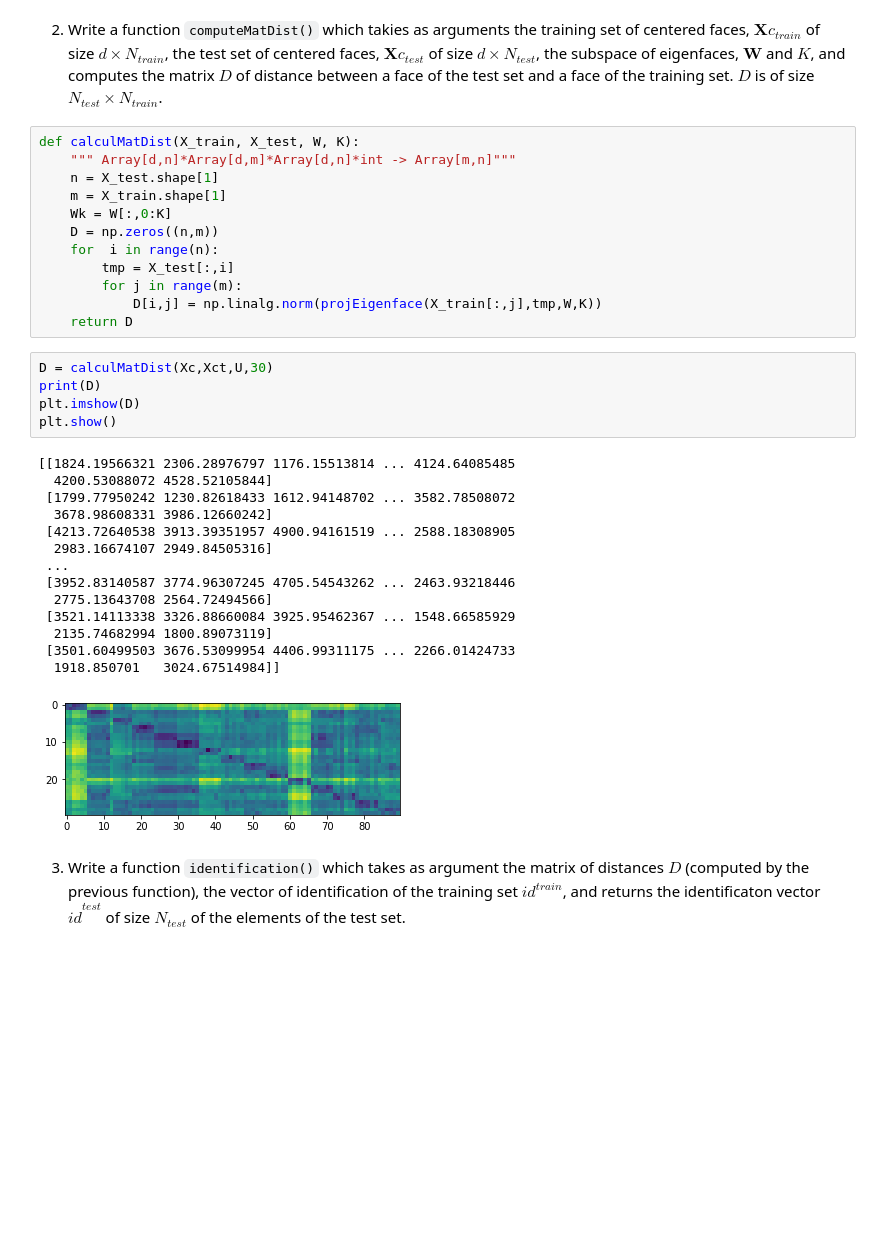
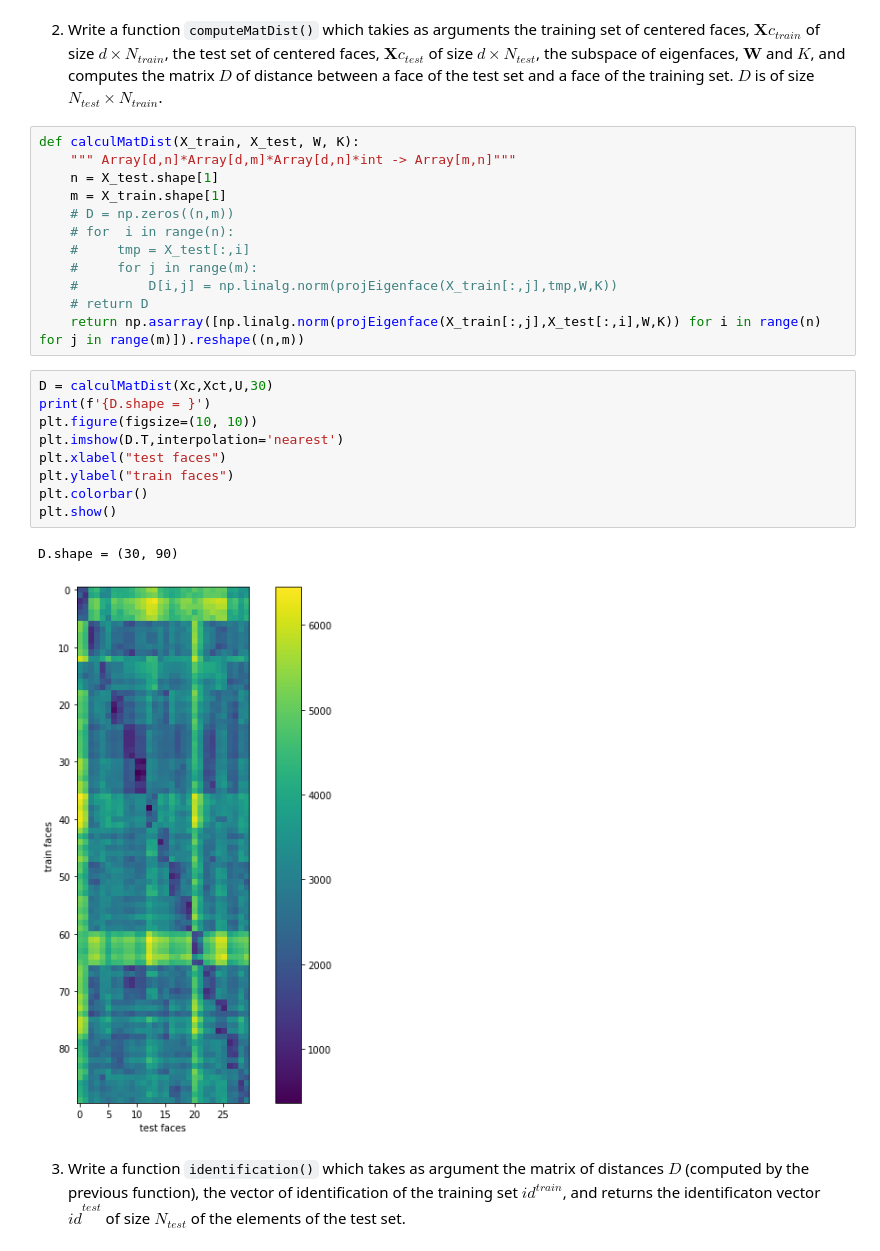
Before and after one commit to White-On/BIMA_Notebook, a Jupyter notebook: TME9-10.ipynb, the cells around one changed output. Saved outputs shown, nothing was run; the diff lists cells and outputs as text; blank space fills up the shorter version.

```diff
--- a/TME9-10.ipynb
+++ b/TME9-10.ipynb
@@ -438,33 +442,25 @@ def calculMatDist(X_train, X_test, W, K):
     """ Array[d,n]*Array[d,m]*Array[d,n]*int -> Array[m,n]"""
     n = X_test.shape[1]
     m = X_train.shape[1]
-    Wk = W[:,0:K]
-    D = np.zeros((n,m))
-    for  i in range(n):
-        tmp = X_test[:,i]
-        for j in range(m):
-            D[i,j] = np.linalg.norm(projEigenface(X_train[:,j],tmp,W,K))
-    return D
+    # D = np.zeros((n,m))
+    # for  i in range(n):
+    #     tmp = X_test[:,i]
+    #     for j in range(m):
+    #         D[i,j] = np.linalg.norm(projEigenface(X_train[:,j],tmp,W,K))
+    # return D
+    return np.asarray([np.linalg.norm(projEigenface(X_train[:,j],X_test[:,i],W,K)) for i in range(n) for j in range(m)]).reshape((n,m))
 # %%
 D = calculMatDist(Xc,Xct,U,30)
-print(D)
-plt.imshow(D)
+print(f'{D.shape = }')
+plt.figure(figsize=(10, 10))
+plt.imshow(D.T,interpolation='nearest')
+plt.xlabel("test faces")
+plt.ylabel("train faces")
+plt.colorbar()
 plt.show()
 # %% [output]
-[[1824.19566321 2306.28976797 1176.15513814 ... 4124.64085485
-  4200.53088072 4528.52105844]
- [1799.77950242 1230.82618433 1612.94148702 ... 3582.78508072
-  3678.98608331 3986.12660242]
- [4213.72640538 3913.39351957 4900.94161519 ... 2588.18308905
-  2983.16674107 2949.84505316]
- ...
- [3952.83140587 3774.96307245 4705.54543262 ... 2463.93218446
-  2775.13643708 2564.72494566]
- [3521.14113338 3326.88660084 3925.95462367 ... 1548.66585929
-  2135.74682994 1800.89073119]
- [3501.60499503 3676.53099954 4406.99311175 ... 2266.01424733
-  1918.850701   3024.67514984]]
+D.shape = (30, 90)
-[figure, old version]
+[figure, new version]
 # %% [markdown]
 3.  Write a function `identification()` which takes as argument the matrix of distances $D$ (computed by the previous function), the vector of identification of the training set $id^{train}$, and returns the identificaton vector $\hat{id}^{test}$ of size $N_{test}$ of the elements of the test set.
 # %%
```
Also changed, not shown: parts of 18 cells of this notebook.
